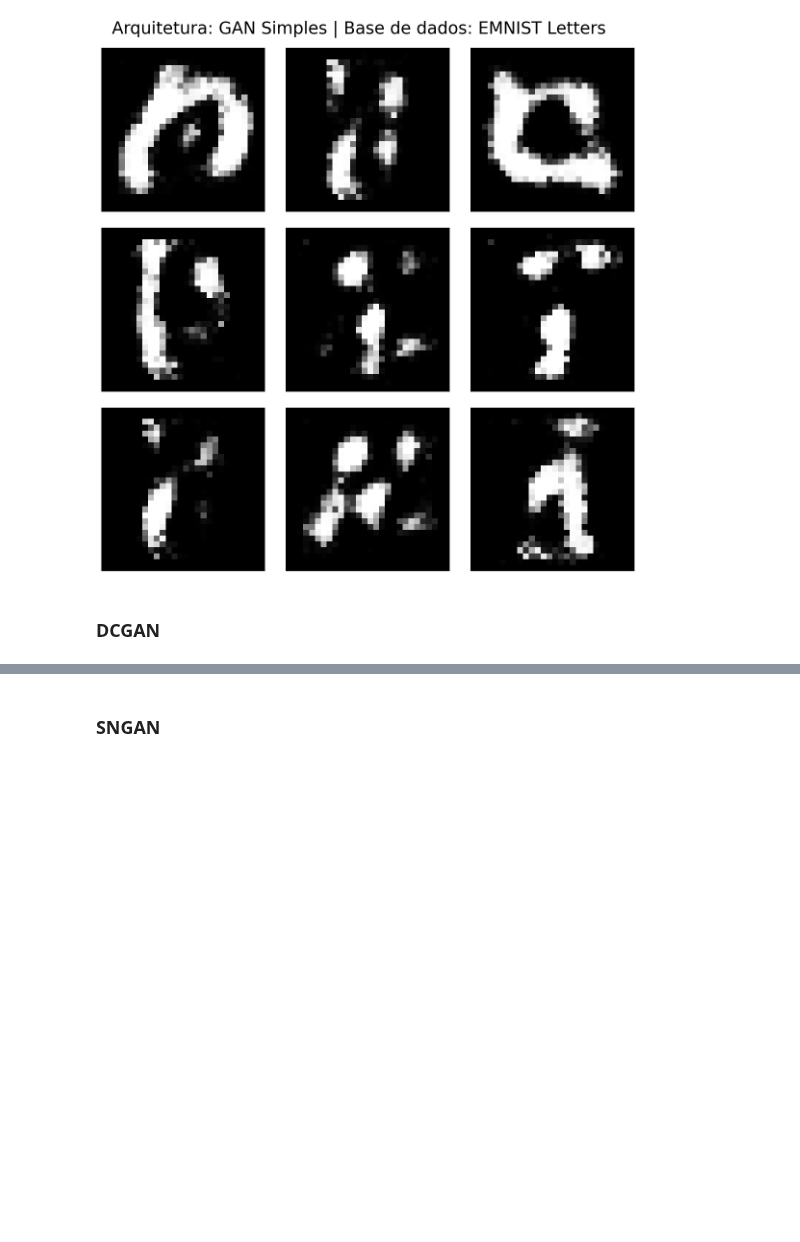
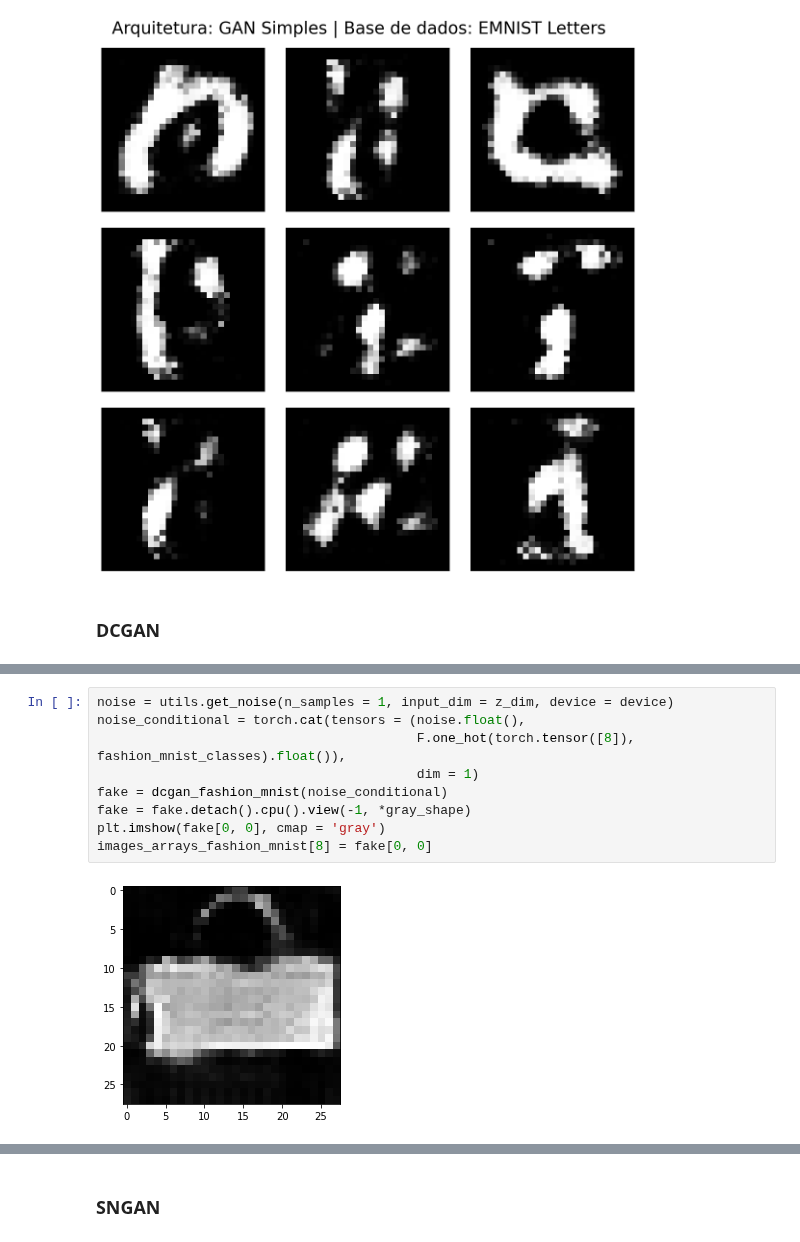
Before and after one commit to Alyssonmach/artificial-augmentation-gans, a Jupyter notebook: article-resources/render-figures.ipynb, the cells around one changed output, grey strips where cells are left out. Drawn from its saved outputs; the diff is of its cells as text; blank space fills up the shorter version.

```diff
--- a/article-resources/render-figures.ipynb
+++ b/article-resources/render-figures.ipynb
@@ -79,0 +132,11 @@ utils.grid_images(image_array = images_arrays_emnist_letters, cmap = 'gray',
+# %%
+noise = utils.get_noise(n_samples = 1, input_dim = z_dim, device = device)
+noise_conditional = torch.cat(tensors = (noise.float(),
+                                         F.one_hot(torch.tensor([8]), fashion_mnist_classes).float()),
+                                         dim = 1)
+fake = dcgan_fashion_mnist(noise_conditional)
+fake = fake.detach().cpu().view(-1, *gray_shape)
+plt.imshow(fake[0, 0], cmap = 'gray')
+images_arrays_fashion_mnist[8] = fake[0, 0]
+# %% [output]
+[figure, added]
```
Also changed, not shown: parts of 43 cells of this notebook, 1 other file.
